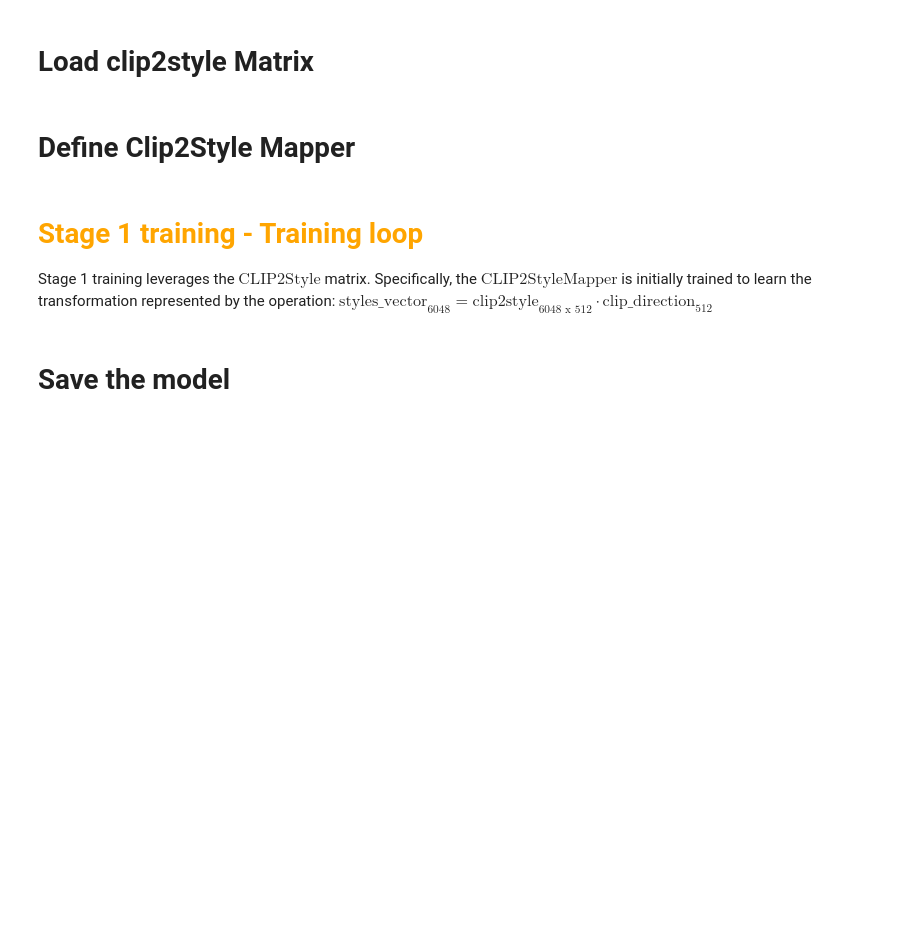
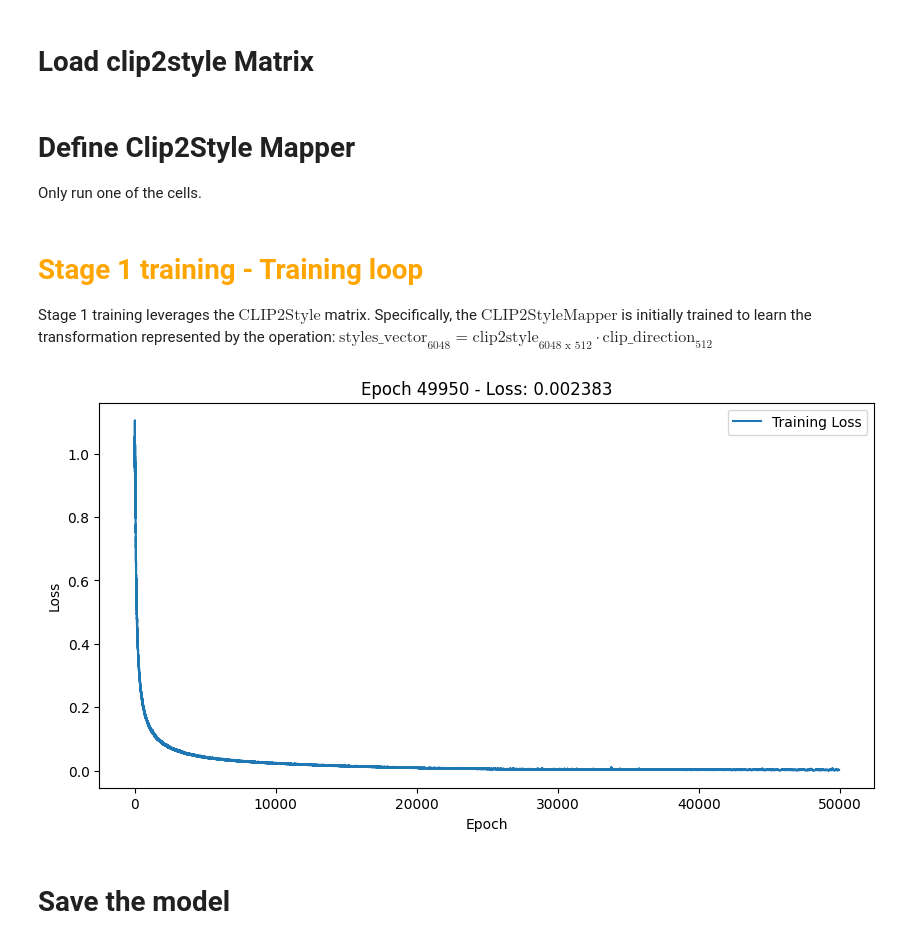
Before and after one commit to RashmikaDushan/stylegan2-ada-pytorch, a Jupyter notebook: style_clip_2.ipynb, the cells around one changed output. Drawn from its saved outputs; the diff is of its cells as text; code cells hidden in the pictures; blank space fills up the shorter version.

```diff
--- a/style_clip_2.ipynb
+++ b/style_clip_2.ipynb
@@ -16,6 +17,23 @@ import legacy
 clip2style_matrix = np.load("clip_data/clip2styles.npy")
 # %% [markdown]
 # Define Clip2Style Mapper
+Only run one of the cells.
+# %%
+class Clip2StyleMapper(torch.nn.Module):
+    def __init__(self, in_dim, out_dim):
+        super().__init__()
+        self.net = torch.nn.Sequential(
+            torch.nn.Linear(512, 1024),
+            torch.nn.ReLU(),
+            torch.nn.Linear(1024, 2048),
+            torch.nn.ReLU(),
+            torch.nn.Linear(2048, 4096),
+            torch.nn.ReLU(),
+            torch.nn.Linear(4096, 6048)
+        )
+
+    def forward(self, x):
+        return self.net(x)
 # %%
 class Clip2StyleMapper(torch.nn.Module):
     def __init__(self, in_dim, out_dim, hidden_dim=1024, num_layers=3):
@@ -41,36 +59,49 @@ Stage 1 training leverages the  $\text{CLIP2Style}$ matrix. Specifically, the  $
 # 1. Setup Data and Model
 device = torch.device("cuda" if torch.cuda.is_available() else "cpu")
 model = Clip2StyleMapper(in_dim=512, out_dim=6048).to(device)
-learning_rate = 1e-5
+learning_rate = 1e-4
 optimizer = optim.Adam(model.parameters(), lr=learning_rate)
 criterion = torch.nn.MSELoss()
 
 # clip2styles_matrix shape: (6048, 512)
 matrix_gt = torch.from_numpy(clip2style_matrix).float().to(device)
 
 # 2. Training Loop
 epochs = 50000
 batch_size = 64
+
+losses = []
 
 for epoch in range(epochs):
     # Generate synthetic input (CLIP direction)
     inputs = torch.randn(batch_size, 512).to(device)
 
     # Calculate ground truth: (batch, 6048)
     with torch.no_grad():
         targets = inputs @ matrix_gt.t()
 
     # Forward pass
     outputs = model(inputs)
     loss = criterion(outputs, targets)
 
     # Backward pass
     optimizer.zero_grad()
     loss.backward()
     optimizer.step()
+    losses.append(loss.item())
 
     if epoch % 50 == 0:
         print(f"Epoch [{epoch}/{epochs}], Loss: {loss.item():.6f}")
+        display.clear_output(wait=True)
+        plt.figure(figsize=(10, 5))
+        plt.plot(losses, label='Training Loss')
+        plt.title(f'Epoch {epoch} - Loss: {loss.item():.6f}')
+        plt.xlabel('Epoch')
+        plt.ylabel('Loss')
+        plt.legend()
+        plt.show()
+# %% [output]
+[figure, added]
 # %% [markdown]
 # Save the model
 # %%
```
Also changed, not shown: parts of 1 cell of this notebook.
